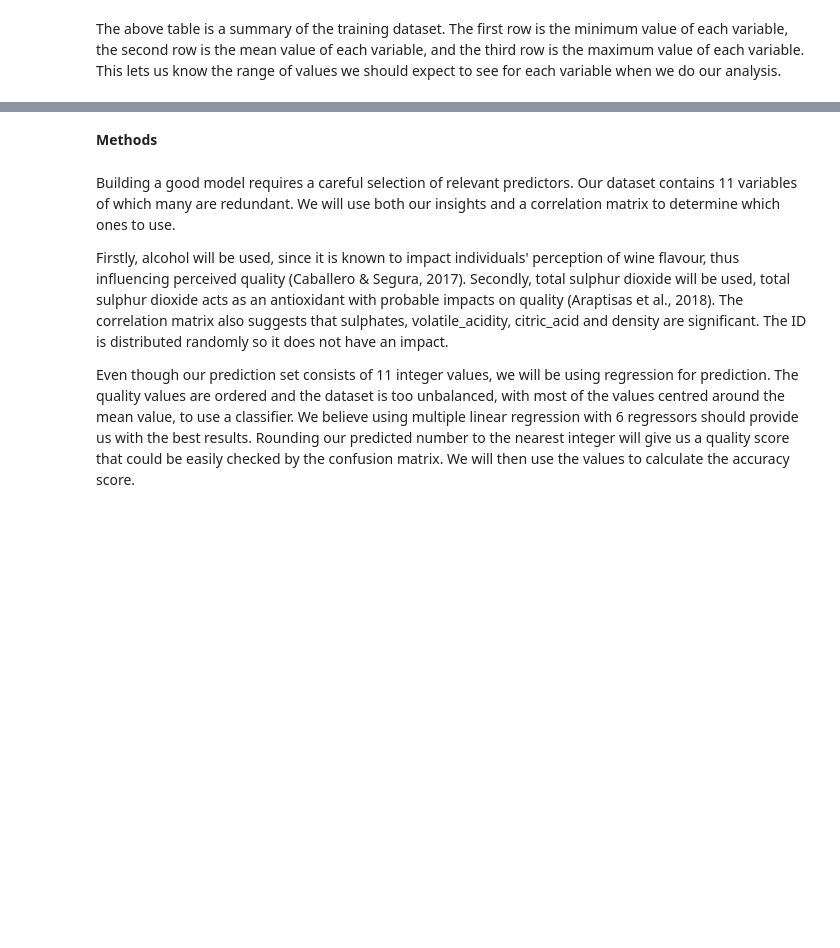
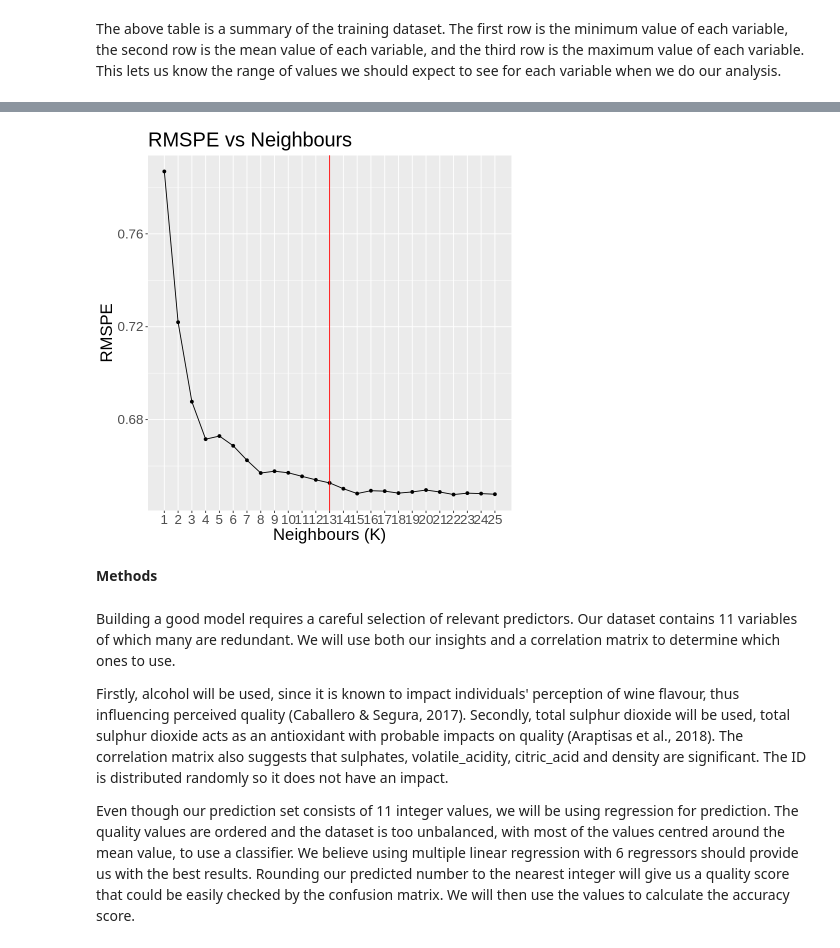
Before and after one commit to aleong2004/Wine-Quality-Prediction, a Jupyter notebook: Project.ipynb, the cells around one changed output, grey strips where cells are left out. Drawn from its saved outputs; the diff is of its cells as text; code cells hidden in the pictures; blank space fills up the shorter version.

Commit message:
code for knn cross validation and the plot(not complete) added

```diff
--- a/Project.ipynb
+++ b/Project.ipynb
@@ -108,0 +112,17 @@ A matrix: 12 × 12 of type dbl
+# %%
+wine_spec_knn <- nearest_neighbor(weight_func = "rectangular", neighbors = tune()) |>
+      set_engine("kknn") |>
+      set_mode("regression")
+wine_recipe_knn <- recipe(quality ~ alcohol+ total_sulfur_dioxide +
+                          volatile_acidity + citric_acid + density + sulphates , data = wine_training) |>
+                  step_scale(all_predictors()) |>
+                  step_center(all_predictors())
+wine_vfold <- vfold_cv(wine_training, v = 10, strata = quality)
+
+gridvals <- tibble(neighbors = seq(1, 150))
+wine_results_knn <- workflow() |>
+                    add_recipe(wine_recipe_knn) |>
+                    add_model(wine_spec_knn) |>
+                    tune_grid(resamples = wine_vfold, grid = gridvals) |>
+                    collect_metrics() |>
+                    filter(.metric == "rmse")
@@ -108,0 +142,18 @@ A matrix: 12 × 12 of type dbl
+# %%
+wine_k_plot <- wine_results_knn |>
+    ggplot(aes(x = neighbors, y = mean)) +
+    geom_point() +
+    geom_line() +
+    geom_vline(xintercept = 13, colour = "red") +
+
+    labs(x = "Neighbours (K)",
+         y = "RMSPE",
+         title = "RMSPE vs Neighbours ") +
+    scale_x_continuous(limits = c(1, 25),
+                       breaks = seq(1, 25),
+                       minor_breaks = seq(1, 25, 1)) +
+    theme(text = element_text(size = 20),
+          plot.caption = element_text(size = 20, hjust = 0))
+# %%
+wine_k_plot
+# %% [output]
@@ -109,3 +164,4 @@ A matrix: 12 × 12 of type dbl
+[figure, added]
 # %% [markdown]
 **Methods**
 # %% [markdown]
```
Also changed, not shown: parts of 8 cells of this notebook.
